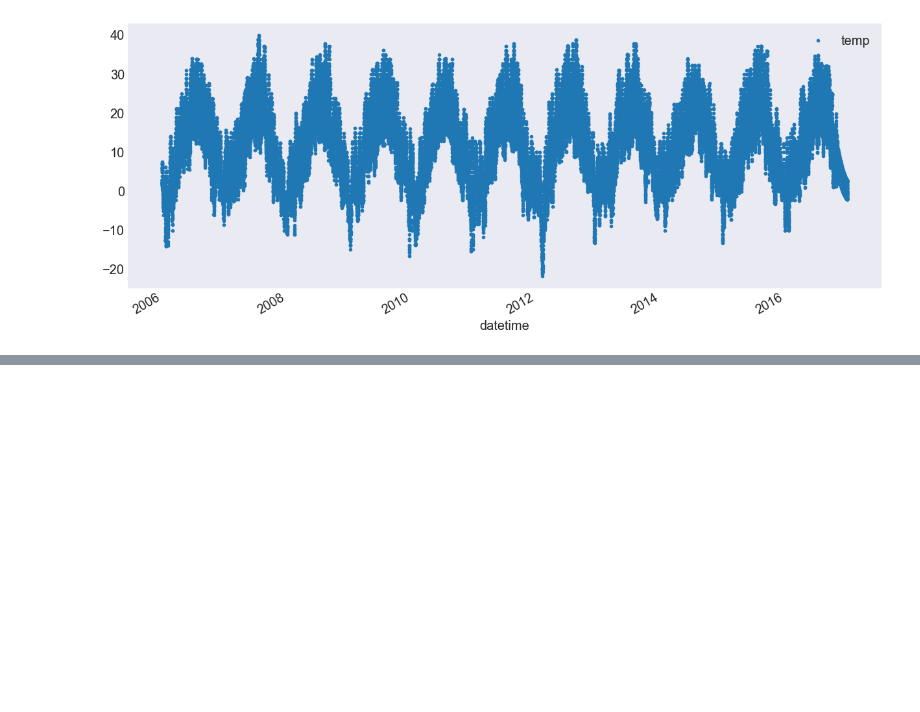
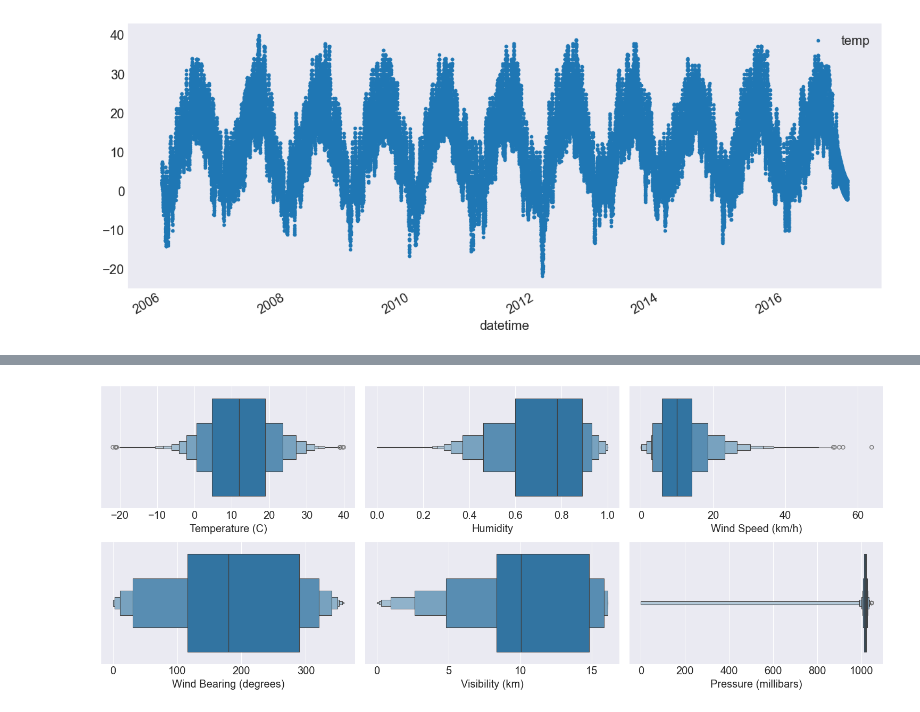
Before and after one commit to DAI-ai-code/DNN, a Jupyter notebook: day9/2_rnn_intro.ipynb, the cells around one changed output, grey strips where cells are left out. Cells and saved outputs as stored; diff of their text form; code cells hidden in the pictures; blank space fills up the shorter version.

```diff
--- a/day9/2_rnn_intro.ipynb
+++ b/day9/2_rnn_intro.ipynb
@@ -186,0 +202,9 @@ ax.grid()
+# %%
+fig, axes = plt.subplots(2,3)
+axes = axes.ravel()
+for count, col in enumerate(num_cols):
+    ax = axes[count]
+    sns.boxenplot(data=data_df, x=col, ax=ax)
+plt.tight_layout()
+# %% [output]
+[figure, added]
```
Also changed, not shown: parts of 16 cells of this notebook, 3 other files.
